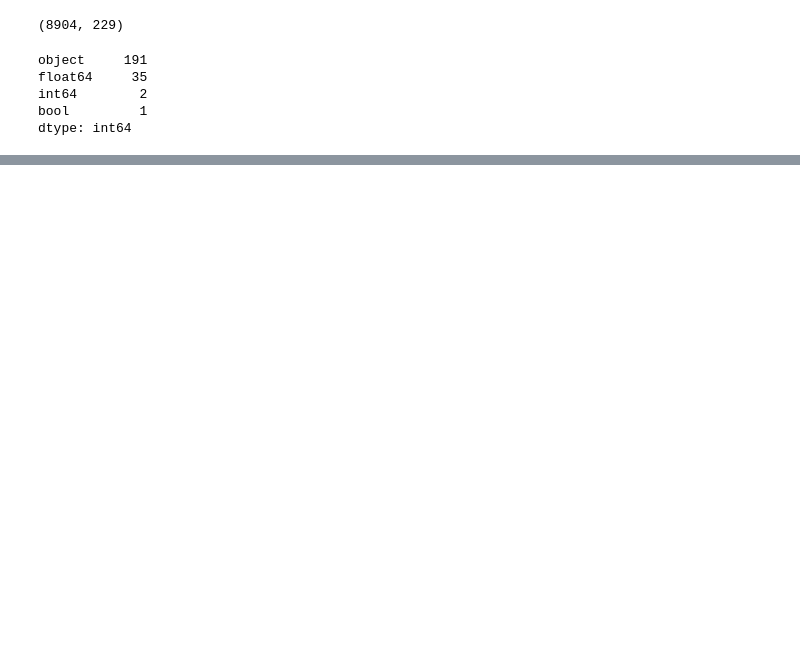
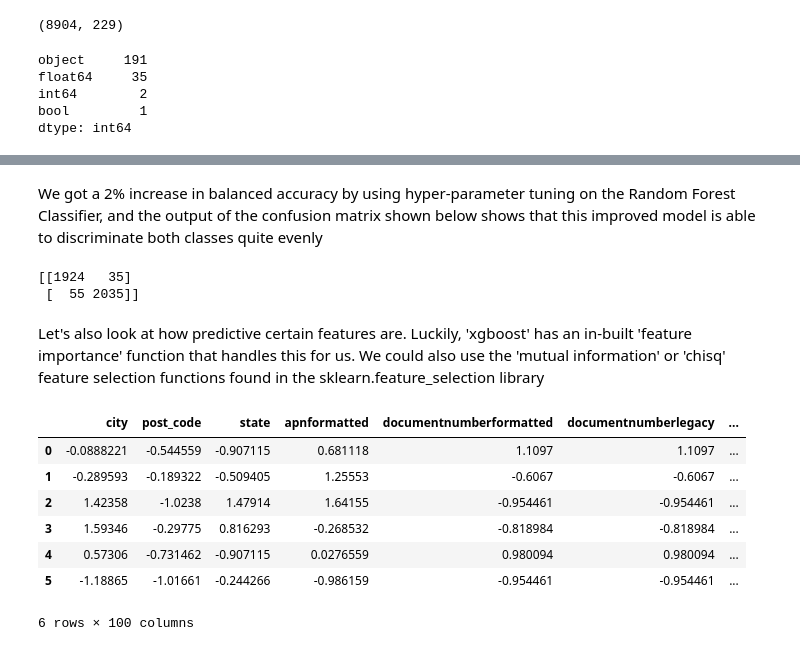
Before and after one commit to JohnnyTeutonic/DE-Code-Challenge-Jonathan, a Jupyter notebook: demystdata-challenge.ipynb, the cells around one changed output, grey strips where cells are left out. Saved outputs shown, nothing was run; the diff lists cells and outputs as text; code cells hidden in the pictures; blank space fills up the shorter version.

```diff
--- a/demystdata-challenge.ipynb
+++ b/demystdata-challenge.ipynb
@@ -937,0 +813,3 @@ print(mean_absolute_error(pipeline.predict(X_test), Y_test))
+# %%
+# we can isolate out the target variable from our features as a means of convenience for training the data later on
+results_df_clean_2.drop(['safety_flag'], axis=1, inplace=True)
@@ -937,0 +821,34 @@ print(mean_absolute_error(pipeline.predict(X_test), Y_test))
+# %%
+results_complete = results_df_clean_2.copy()
+ordinal_props = ['yearbuilt', 'assessorlastsaledate', 'assrlastupdated','bathcount','bathpartialcount','deedlastsaledate',
+              'fireplacecount','parcelnumberyearchange', 'lastassessortaxrollupdate',
+              'publicationdate','roomscount','parcelnumberyearadded', 'storiescount','taxfiscalyear','lastupdatedate',
+              'valuationdate']
+# convert these columns to 'object' type
+convert_to_obj = ['areabuildingdefinitioncode','congressionaldistricthouse']
+results_complete[convert_to_obj] = results_complete.loc[:,convert_to_obj].astype('object')
+
+categorical_props = results_complete.select_dtypes(include='object').columns.tolist()
+# remove columns found in intersection between ordinal and categorical column types
+for col in set(categorical_props) & set(ordinal_props):
+    categorical_props.remove(col)
+
+# convert categorical columns to 'object' type
+results_complete[categorical_props] = results_complete.loc[:,categorical_props].astype('object')
+
+# select all numeric data
+numeric_props = results_complete.select_dtypes(include='float').columns.tolist()
+for col in set(numeric_props) & set(ordinal_props):
+    numeric_props.remove(col)
+
+# complete set of columns to be used in modelling
+full_cols = numeric_props + ordinal_props + categorical_props
+
+categorical_scaler = StandardScaler()
+ordinal_encoder = OrdinalEncoder()
+results_complete = results_df_clean_2.copy()
+for col in full_cols:
+    results_complete[col] = results_complete[col].fillna(results_complete[col].mode()[0]).astype('str')
+
+results_complete[categorical_props] = ordinal_encoder.fit_transform(results_complete.loc[:,categorical_props]).astype('int')
+results_complete[categorical_props] = categorical_scaler.fit_transform(results_complete.loc[:,categorical_props])
@@ -937,0 +1138,14 @@ print(mean_absolute_error(pipeline.predict(X_test), Y_test))
+# %% [markdown]
+We got a 2% increase in balanced accuracy by using hyper-parameter tuning on the Random Forest Classifier, and the output of the confusion matrix shown below shows that this improved model is able to discriminate both classes quite evenly
+# %%
+X_train, X_test, Y_train, Y_test = train_test_split(X_resampled, y_resampled)
+y_pred_tuned = best_fr.predict(X_test)
+from sklearn.metrics import confusion_matrix
+print(confusion_matrix(y_pred_tuned, Y_test))
+# %% [output]
+[[1924   35]
+ [  55 2035]]
+# %% [markdown]
+Let's also look at how predictive certain features are.
+Luckily, 'xgboost' has an in-built 'feature importance' function that handles this for us.
+We could also use the 'mutual information' or 'chisq' feature selection functions found in the sklearn.feature_selection library
@@ -937,0 +1157,16 @@ print(mean_absolute_error(pipeline.predict(X_test), Y_test))
+# %%
+# feature selection choosing only the 100 most important features using 'mutual information' as a metric
+X_new = SelectKBest(mutual_info_classif, k=100).fit_transform(results_complete, target)
+X_mask = SelectKBest(mutual_info_classif, k=100).fit(results_complete, target).get_support(indices=True)
+feature_mask = results_complete[results_complete.columns[X_mask]]
+results_complete.iloc[:, X_mask].head()
+feature_mask.head(6)
+# %% [output]
+|  | city | post_code | state | apnformatted | documentnumberformatted | documentnumberlegacy | ... |
+| 0 | -0.0888221 | -0.544559 | -0.907115 | 0.681118 | 1.1097 | 1.1097 | ... |
+| 1 | -0.289593 | -0.189322 | -0.509405 | 1.25553 | -0.6067 | -0.6067 | ... |
+| 2 | 1.42358 | -1.0238 | 1.47914 | 1.64155 | -0.954461 | -0.954461 | ... |
+| 3 | 1.59346 | -0.29775 | 0.816293 | -0.268532 | -0.818984 | -0.818984 | ... |
+| 4 | 0.57306 | -0.731462 | -0.907115 | 0.0276559 | 0.980094 | 0.980094 | ... |
+| 5 | -1.18865 | -1.01661 | -0.244266 | -0.986159 | -0.954461 | -0.954461 | ... |
+6 rows × 100 columns
```
Also changed, not shown: parts of 104 cells of this notebook, 9 other files.
